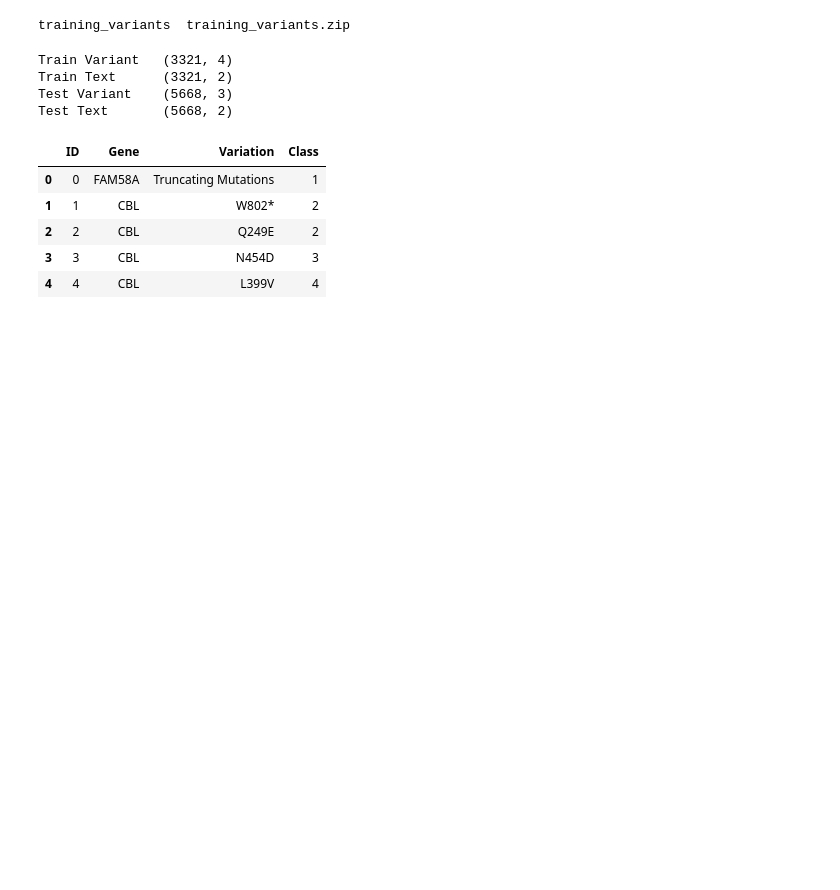
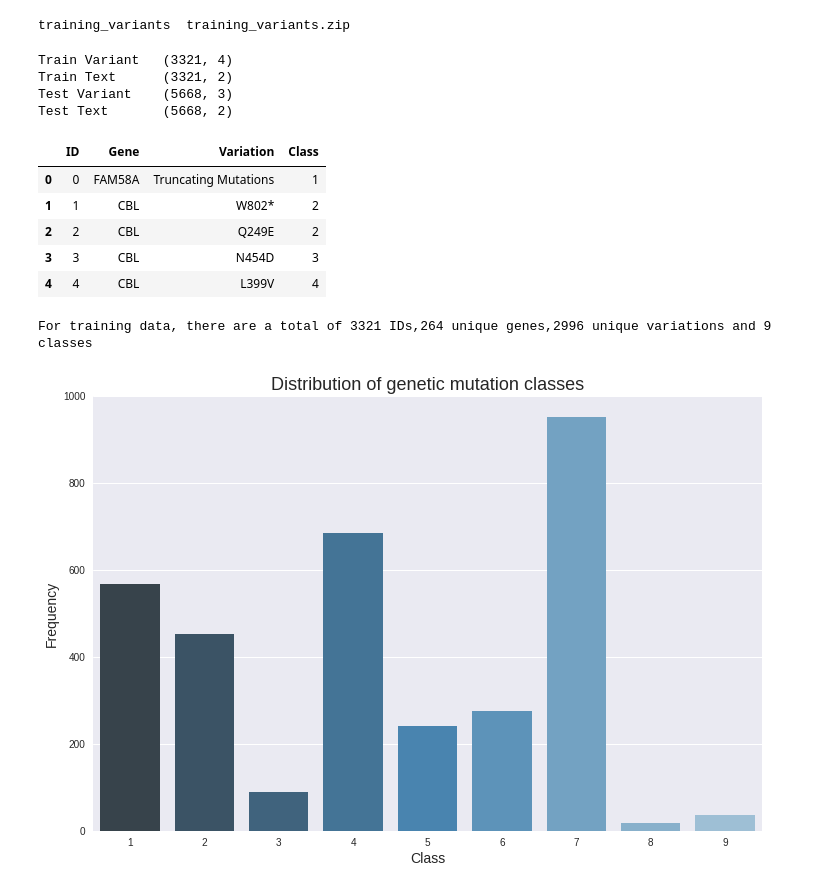
Before and after one commit to AI-Junction/Personalized-Medicine, a Jupyter notebook: PersonalizedMedRedCancerTreatVer2.ipynb, the cells around one changed output. Saved outputs shown, nothing was run; the diff lists cells and outputs as text; code cells hidden in the pictures; blank space fills up the shorter version.

```diff
--- a/PersonalizedMedRedCancerTreatVer2.ipynb
+++ b/PersonalizedMedRedCancerTreatVer2.ipynb
@@ -210,3 +210,19 @@ train_variants_df.head()
 # %%
 #export KAGGLE_USERNAME=cpattekar
 #export KAGGLE_KEY=af37bff66adaf8e646c1b35bec1ff209
+# %%
+print("For training data, there are a total of", len(train_variants_df.ID.unique()), "IDs,", end='')
+print(len(train_variants_df.Gene.unique()), "unique genes,", end='')
+print(len(train_variants_df.Variation.unique()), "unique variations and ", end='')
+print(len(train_variants_df.Class.unique()),  "classes")
+# %% [output]
+For training data, there are a total of 3321 IDs,264 unique genes,2996 unique variations and 9 classes
+# %%
+plt.figure(figsize=(12,8))
+sns.countplot(x="Class", data=train_variants_df, palette="Blues_d")
+plt.ylabel('Frequency', fontsize=14)
+plt.xlabel('Class', fontsize=14)
+plt.title("Distribution of genetic mutation classes", fontsize=18)
+plt.show()
+# %% [output]
+[figure, added]
```
Also changed, not shown: parts of 2 cells of this notebook.
